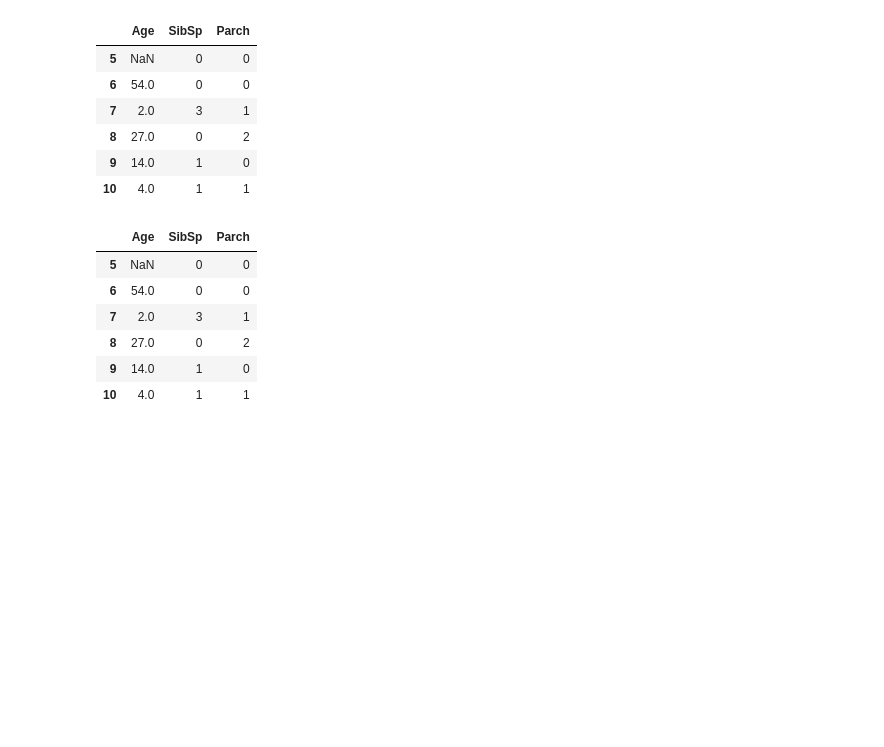
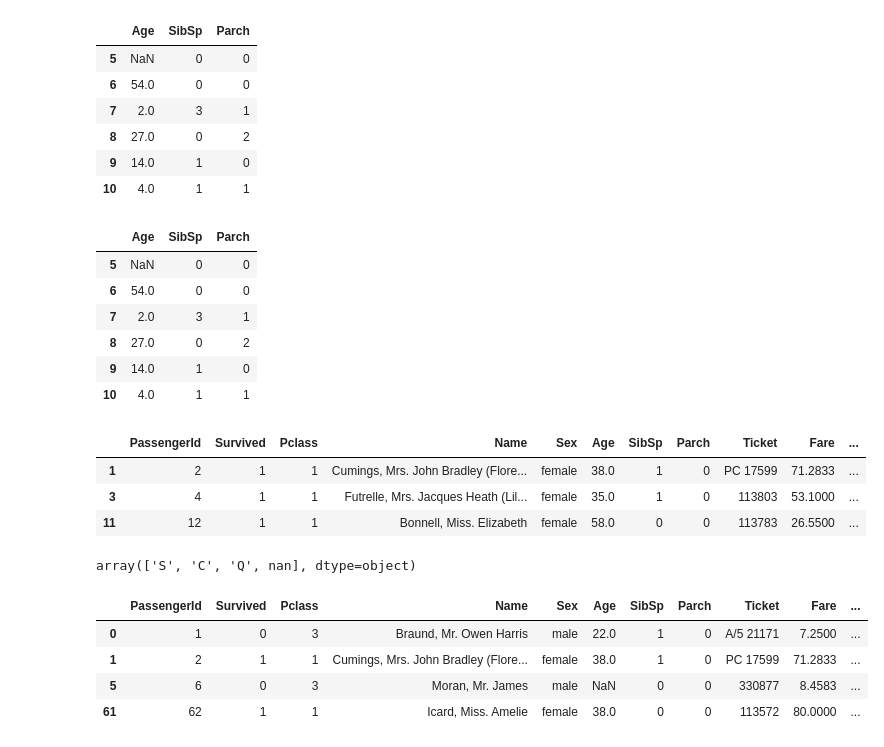
Before and after one commit to T-Naohisa/python_practice, a Jupyter notebook: pandas_20nock.ipynb, the cells around one changed output. Cells and saved outputs as stored; diff of their text form; code cells hidden in the pictures; blank space fills up the shorter version.

```diff
--- a/pandas_20nock.ipynb
+++ b/pandas_20nock.ipynb
@@ -114,3 +126,35 @@ df5
 | 8 | 27.0 | 0 | 2 |
 | 9 | 14.0 | 1 | 0 |
 | 10 | 4.0 | 1 | 1 |
+# %%
+# 6 条件抽出
+df6 = df[(df["Survived"] == 1) & (df["Age"] > 30)][0:3] # 複数件の書き方 かっこを使用する
+df6
+
+# queryの書き方
+# df.query("カラム名 == 'aaa'")
+# df.query("20 <=カラム名 & カラム名 < 30")
+
+# isinの書き方
+# df[df["カラム名"].isin(["項目名"])]
+# %% [output]
+|  | PassengerId | Survived | Pclass | Name | Sex | Age | SibSp | Parch | Ticket | Fare | ... |
+| 1 | 2 | 1 | 1 | Cumings, Mrs. John Bradley (Flore... | female | 38.0 | 1 | 0 | PC 17599 | 71.2833 | ... |
+| 3 | 4 | 1 | 1 | Futrelle, Mrs. Jacques Heath (Lil... | female | 35.0 | 1 | 0 | 113803 | 53.1000 | ... |
+| 11 | 12 | 1 | 1 | Bonnell, Miss. Elizabeth | female | 58.0 | 0 | 0 | 113783 | 26.5500 | ... |
+# %%
+# 7 ユニークな値の抽出
+df7 = df["Embarked"].unique()
+df7
+# %% [output]
+array(['S', 'C', 'Q', nan], dtype=object)
+# %%
+# 8 重複除去
+df8 = df.drop_duplicates(subset = "Embarked") # 重複の除去 引数で除去したいカラムを指定 カラムなしは全体で除去する
+df8
+# %% [output]
+|  | PassengerId | Survived | Pclass | Name | Sex | Age | SibSp | Parch | Ticket | Fare | ... |
+| 0 | 1 | 0 | 3 | Braund, Mr. Owen Harris | male | 22.0 | 1 | 0 | A/5 21171 | 7.2500 | ... |
+| 1 | 2 | 1 | 1 | Cumings, Mrs. John Bradley (Flore... | female | 38.0 | 1 | 0 | PC 17599 | 71.2833 | ... |
+| 5 | 6 | 0 | 3 | Moran, Mr. James | male | NaN | 0 | 0 | 330877 | 8.4583 | ... |
+| 61 | 62 | 1 | 1 | Icard, Miss. Amelie | female | 38.0 | 0 | 0 | 113572 | 80.0000 | ... |
```
Also changed, not shown: parts of 3 cells of this notebook.
